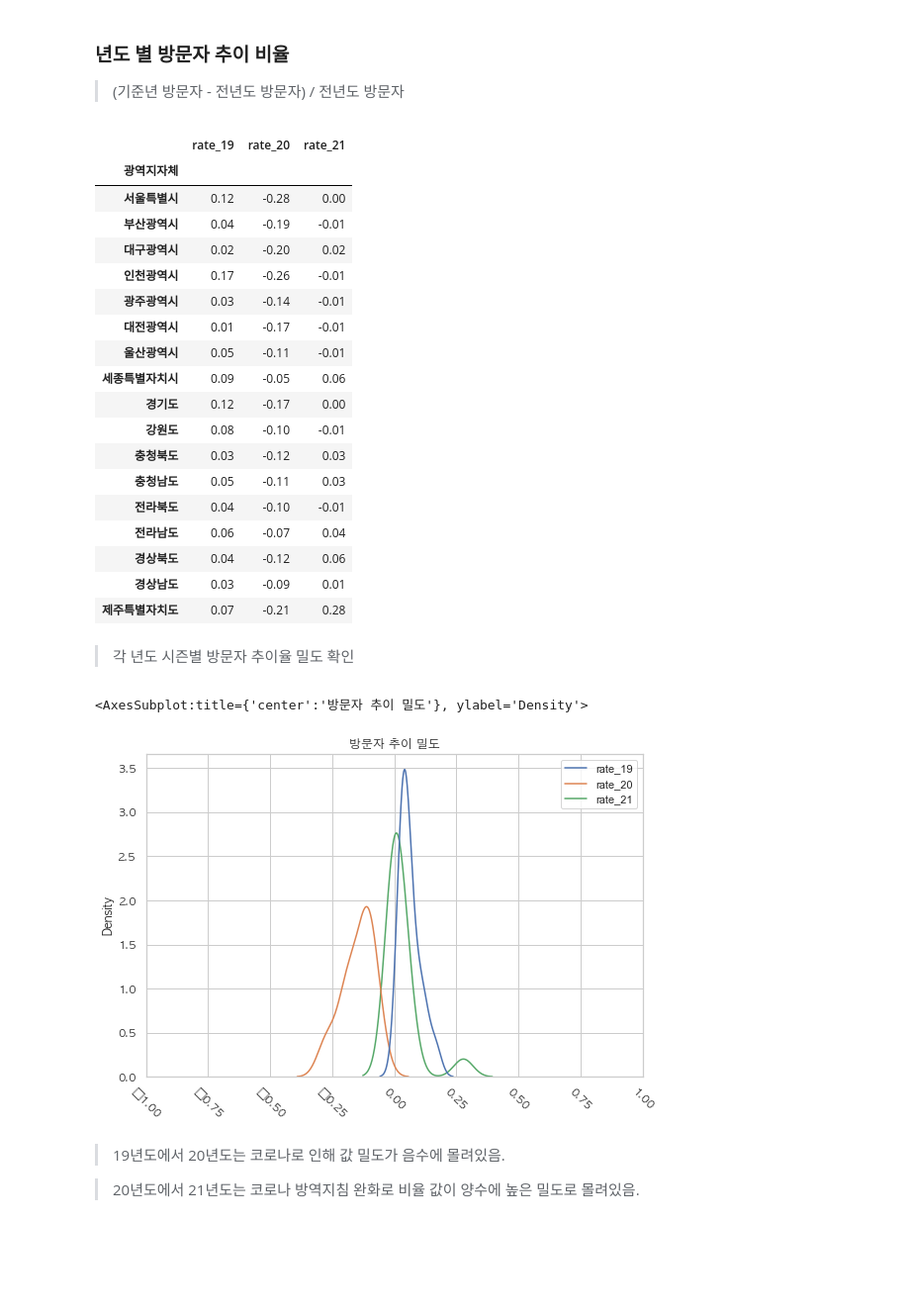
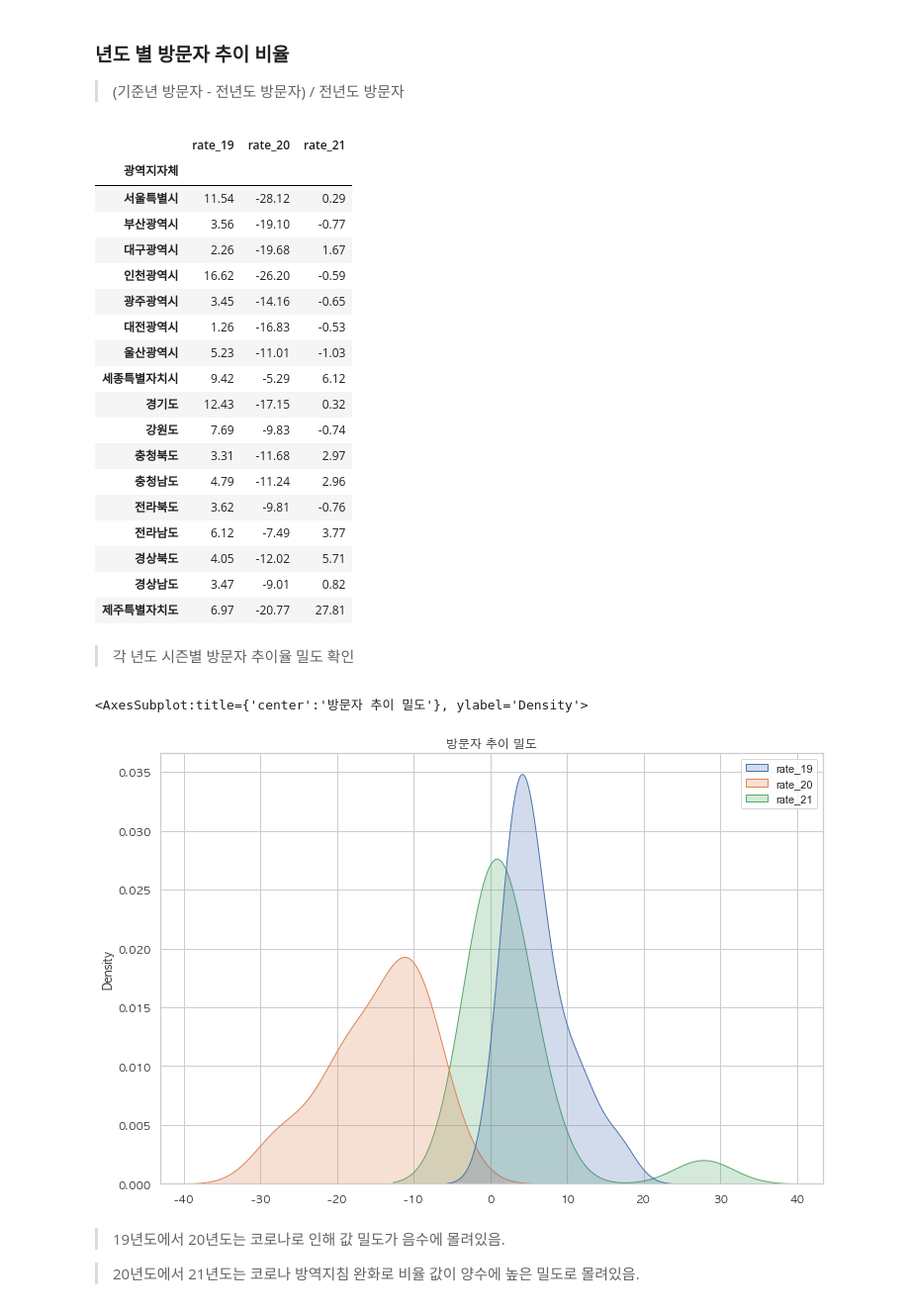
Before and after one commit to whatsasolo/PTJ_EDA, a Jupyter notebook: PTJ_EDA.ipynb, the cells around one changed output. Shown at 99% size. Drawn from its saved outputs; the diff is of its cells as text; code cells hidden in the pictures; blank space fills up the shorter version.

```diff
--- a/PTJ_EDA.ipynb
+++ b/PTJ_EDA.ipynb
@@ -210,5 +210,3 @@ df_2018_transition
 | 4 | 2018 | 전국 | 전체방문자(a+b+c) | 10825083566.00 | 0.00 |
 # %% [markdown]
 > 주요 타겟 : 외부방문자(b+C)
-# %%
-df_2019_heatmap.set_index('광역지자체')['방문자 수']
@@ -235,2 +212,0 @@ Name: 방문자 수, dtype: float64
-# %%
-df_2019_heatmap.set_index('광역지자체')['전년도 방문자 수']
@@ -482,9 +438,9 @@ df_total_visit
 > (기준년 방문자 - 전년도 방문자) / 전년도 방문자
 # %%
 #년도 별 방문자 추이 비율
-rate_19 = (df_2019_heatmap['방문자 수'] - df_2019_heatmap['전년도 방문자 수'])/df_2019_heatmap['전년도 방문자 수']
-rate_20 = (df_2020_heatmap['방문자 수'] - df_2020_heatmap['전년도 방문자 수'])/df_2020_heatmap['전년도 방문자 수']
-rate_21 = (df_2021_heatmap['방문자 수'] - df_2021_heatmap['전년도 방문자 수'])/df_2021_heatmap['전년도 방문자 수']
+rate_19 = (df_2019_heatmap['방문자 수'] - df_2019_heatmap['전년도 방문자 수'])/df_2019_heatmap['전년도 방문자 수']*100
+rate_20 = (df_2020_heatmap['방문자 수'] - df_2020_heatmap['전년도 방문자 수'])/df_2020_heatmap['전년도 방문자 수']*100
+rate_21 = (df_2021_heatmap['방문자 수'] - df_2021_heatmap['전년도 방문자 수'])/df_2021_heatmap['전년도 방문자 수']*100
 # %%
 df_total_transition_rate = pd.DataFrame(#index=df_2018_heatmap.광역지자체,
                                        data={'rate_19':rate_19,
@@ -495,37 +451,38 @@ df_total_transition_rate
 # %% [output]
 |  | rate_19 | rate_20 | rate_21 |
 | 광역지자체 |  |  |  |
-| 서울특별시 | 0.12 | -0.28 | 0.00 |
-| 부산광역시 | 0.04 | -0.19 | -0.01 |
-| 대구광역시 | 0.02 | -0.20 | 0.02 |
-| 인천광역시 | 0.17 | -0.26 | -0.01 |
-| 광주광역시 | 0.03 | -0.14 | -0.01 |
-| 대전광역시 | 0.01 | -0.17 | -0.01 |
-| 울산광역시 | 0.05 | -0.11 | -0.01 |
-| 세종특별자치시 | 0.09 | -0.05 | 0.06 |
-| 경기도 | 0.12 | -0.17 | 0.00 |
-| 강원도 | 0.08 | -0.10 | -0.01 |
-| 충청북도 | 0.03 | -0.12 | 0.03 |
-| 충청남도 | 0.05 | -0.11 | 0.03 |
-| 전라북도 | 0.04 | -0.10 | -0.01 |
-| 전라남도 | 0.06 | -0.07 | 0.04 |
-| 경상북도 | 0.04 | -0.12 | 0.06 |
-| 경상남도 | 0.03 | -0.09 | 0.01 |
-| 제주특별자치도 | 0.07 | -0.21 | 0.28 |
+| 서울특별시 | 11.54 | -28.12 | 0.29 |
+| 부산광역시 | 3.56 | -19.10 | -0.77 |
+| 대구광역시 | 2.26 | -19.68 | 1.67 |
+| 인천광역시 | 16.62 | -26.20 | -0.59 |
+| 광주광역시 | 3.45 | -14.16 | -0.65 |
+| 대전광역시 | 1.26 | -16.83 | -0.53 |
+| 울산광역시 | 5.23 | -11.01 | -1.03 |
+| 세종특별자치시 | 9.42 | -5.29 | 6.12 |
+| 경기도 | 12.43 | -17.15 | 0.32 |
+| 강원도 | 7.69 | -9.83 | -0.74 |
+| 충청북도 | 3.31 | -11.68 | 2.97 |
+| 충청남도 | 4.79 | -11.24 | 2.96 |
+| 전라북도 | 3.62 | -9.81 | -0.76 |
+| 전라남도 | 6.12 | -7.49 | 3.77 |
+| 경상북도 | 4.05 | -12.02 | 5.71 |
+| 경상남도 | 3.47 | -9.01 | 0.82 |
+| 제주특별자치도 | 6.97 | -20.77 | 27.81 |
 # %% [markdown]
 > 각 년도 시즌별 방문자 추이율 밀도 확인
 # %%
 # 증감 비율 시즌별 밀도 그래프
 plt.rcParams['font.family'] = 'AppleGothic'
-plt.figure(figsize=(9,6))
-plt.xticks(rotation = -45,)
-plt.xlim(-1,1)
+plt.rcParams['axes.unicode_minus'] = False
+plt.figure(figsize=(12,8))
+# plt.xticks(rotation = -45,)
+# plt.xlim(-1,1)
 plt.title('방문자 추이 밀도')
 sns.set_theme(style='whitegrid')
-sns.kdeplot(data = df_total_transition_rate)
+sns.kdeplot(data = df_total_transition_rate, shade = True)
 # %% [output]
 <AxesSubplot:title={'center':'방문자 추이 밀도'}, ylabel='Density'>
-[figure, old version]
+[figure, new version]
 # %% [markdown]
 > 19년도에서 20년도는 코로나로 인해 값 밀도가 음수에 몰려있음.
 
```
Also changed, not shown: parts of 111 cells of this notebook.
